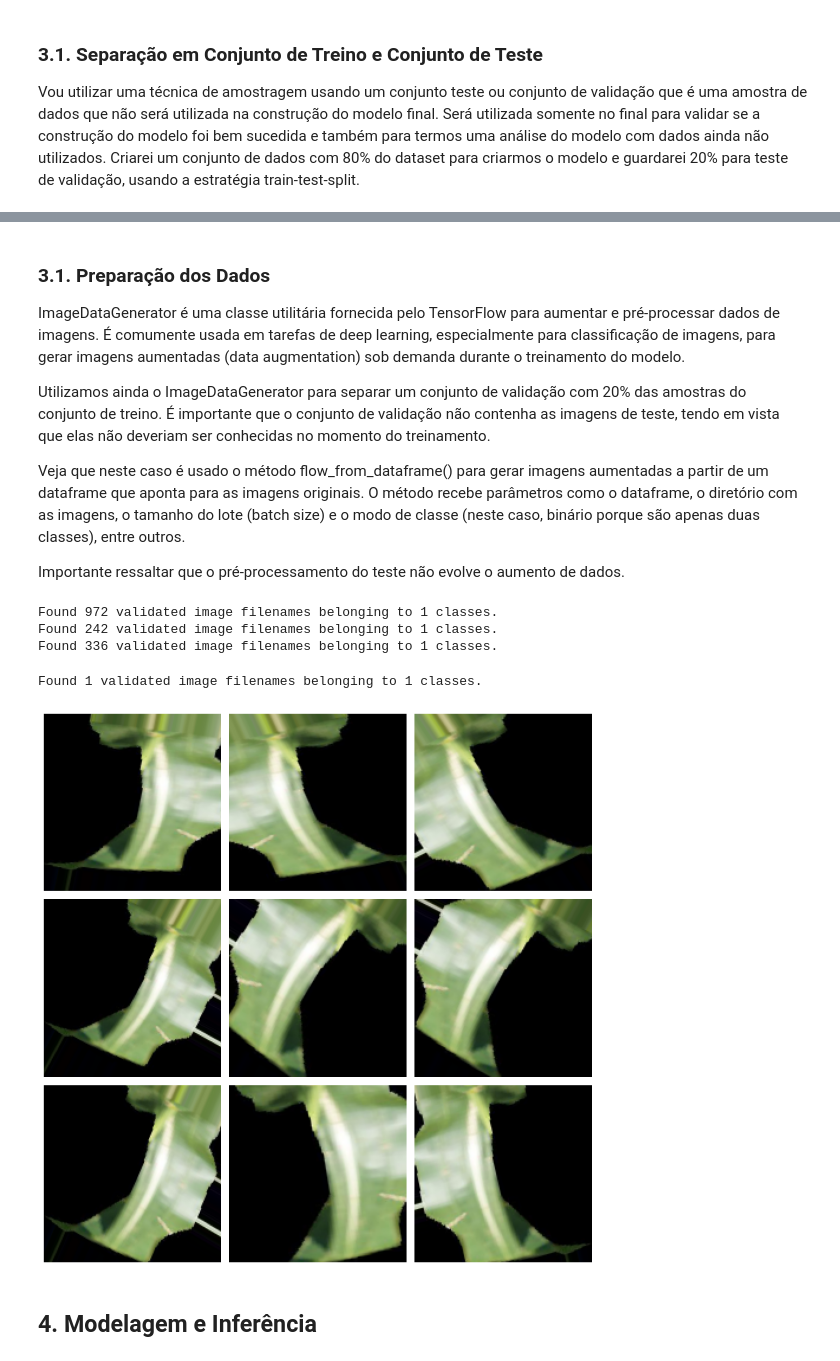
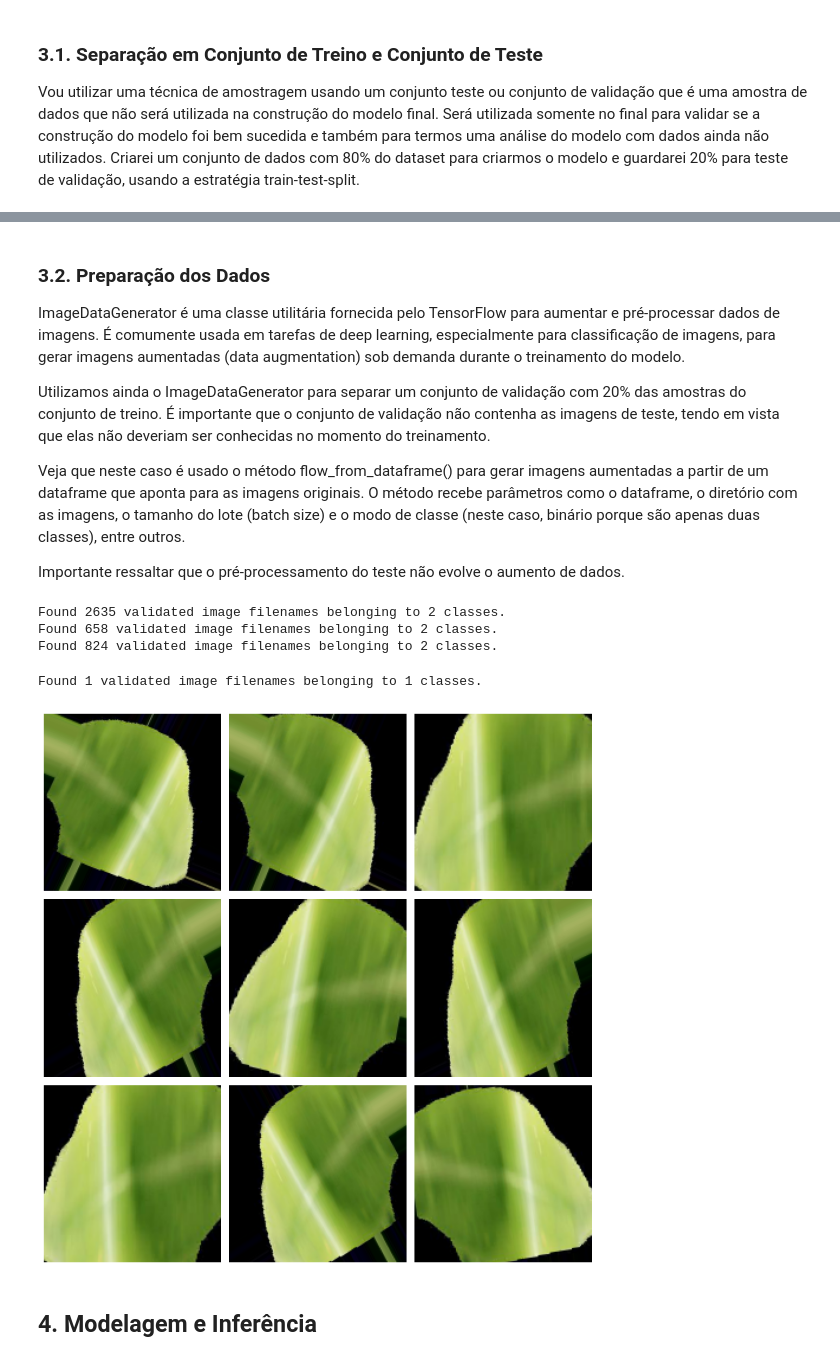
Before and after one commit to joserobertofox/datascience, a Jupyter notebook: MVP2_DL_Visão_Computacional.ipynb, the cells around one changed output, grey strips where cells are left out. Saved outputs shown, nothing was run; the diff lists cells and outputs as text; code cells hidden in the pictures.

```diff
--- a/MVP2_DL_Visão_Computacional.ipynb
+++ b/MVP2_DL_Visão_Computacional.ipynb
@@ -133,7 +132,7 @@ Primeiras 20 imagens de folhas de milho saudáveis:
 # %%
 images =os.listdir(path)
 
-labels, heights, widths, channels, filesize, folder = [], [], [], [], [], []
+labels, heights, widths, channels, filesize = [], [], [], [], []
 
 # Loop que percorre cada uma das imagens de folhas doentes extraídas
 for fname in images:
@@ -144,11 +143,10 @@ for fname in images:
     widths.append(img_shape[1])
     channels.append(img_shape[2])
     filesize.append(os.path.getsize(path+fname))
-    folder.append(path)
 
 # Criação do dataset
 df = pd.DataFrame({'images': images, 'class': labels, 'height': heights,
-                         'width': widths, 'channels': channels, 'filesize': filesize, 'folder': folder})
+                         'width': widths, 'channels': channels, 'filesize': filesize})
 
 # Imprimindo as últimas 20 linhas do dataframe com folhas doentes
 df.tail(20)
@@ -173,5 +171,5 @@ df.tail(20)
 # %%
-labels1, heights1, widths1, channels1, filesize1, folder1 = [], [], [], [], [], []
+labels1, heights1, widths1, channels1, filesize1 = [], [], [], [], []
 
 images1 =os.listdir(path1)
 
@@ -184,11 +182,10 @@ for fname in images1:
     widths1.append(img_shape1[1])
     channels1.append(img_shape1[2])
     filesize1.append(os.path.getsize(path1+fname))
-    folder1.append(path1)
 
 # Criação do dataset
 df1 = pd.DataFrame({'images': images1, 'class': labels1, 'height': heights1,
-                         'width': widths1, 'channels': channels1, 'filesize': filesize1, 'folder': folder1})
+                         'width': widths1, 'channels': channels1, 'filesize': filesize1})
 
 # Imprimindo as últimas 20 linhas do dataframe com folhas saudáveis
 df1.tail(20)
@@ -312,0 +296,3 @@ Folhas Saudáveis
+# %%
+path2 = 'dataset/images/Corn/imagesall/' # Path para onde vão ser movidas todas as imagens'
+os.makedirs(path2,exist_ok=True) # Cria a pasta para onde moveremos todas as imagens, se necessário
@@ -346,5 +345,5 @@ print(test)
 # %% [markdown]
-### 3.1. Preparação dos Dados
+### 3.2. Preparação dos Dados
 ImageDataGenerator é uma classe utilitária fornecida pelo TensorFlow para aumentar e pré-processar dados de imagens. É comumente usada em tarefas de deep learning, especialmente para classificação de imagens, para gerar imagens aumentadas (data augmentation) sob demanda durante o treinamento do modelo.
 
 Utilizamos ainda o ImageDataGenerator para separar um conjunto de validação com 20% das amostras do conjunto de treino. É importante que o conjunto de validação não contenha as imagens de teste, tendo em vista que elas não deveriam ser conhecidas no momento do treinamento.
@@ -365,7 +364,7 @@ test_datagen=ImageDataGenerator(rescale=1./255)
 
 
 train_generator=train_datagen.flow_from_dataframe(
-    train , path,
+    train , path2,
     target_size=(150,150),
     batch_size=50,
     class_mode='binary',
@@ -375,7 +374,7 @@ train_generator=train_datagen.flow_from_dataframe(
     )
 
 val_generator=train_datagen.flow_from_dataframe(
-    train ,path,
+    train ,path2,
     target_size=(150,150),
     batch_size=50,
     class_mode='binary',
@@ -385,43 +384,43 @@ val_generator=train_datagen.flow_from_dataframe(
     )
 
 test_generator=test_datagen.flow_from_dataframe(
-    test ,path,
+    test ,path2,
     target_size=(150,150),
     batch_size=50,
     class_mode='binary',
     x_col='images',
     y_col='class',)
 # %% [output]
-Found 972 validated image filenames belonging to 1 classes.
-Found 242 validated image filenames belonging to 1 classes.
-Found 336 validated image filenames belonging to 1 classes.
+Found 2635 validated image filenames belonging to 2 classes.
+Found 658 validated image filenames belonging to 2 classes.
+Found 824 validated image filenames belonging to 2 classes.
 # %%
 # Pegando um registro do dataframe
-sample = df.sample(n=1)
+sample = df2.sample(n=1)
 
 # Neste caso o tipo de classe é categorico, pois temos um exemplo com apenas uma classe
 sample_generator = train_datagen.flow_from_dataframe(
     sample,
-    path,
+    path2,
     x_col='images',
     y_col='class',
     target_size=(150,150),
     class_mode='categorical'
 )
 
 plt.figure(figsize=(10, 10))
 for i in range(9):
     plt.subplot(3, 3, i+1)
     for x_batch, y_batch in sample_generator:
         image = x_batch[0]
         plt.imshow(image)
         plt.axis('Off')
         break
 plt.tight_layout()
 plt.show()
 # %% [output]
 Found 1 validated image filenames belonging to 1 classes.
-[figure, old version]
+[figure, new version]
 # %% [markdown]
 ## **4. Modelagem e Inferência**
 # %% [markdown]
```
Also changed, not shown: parts of 17 cells of this notebook.
